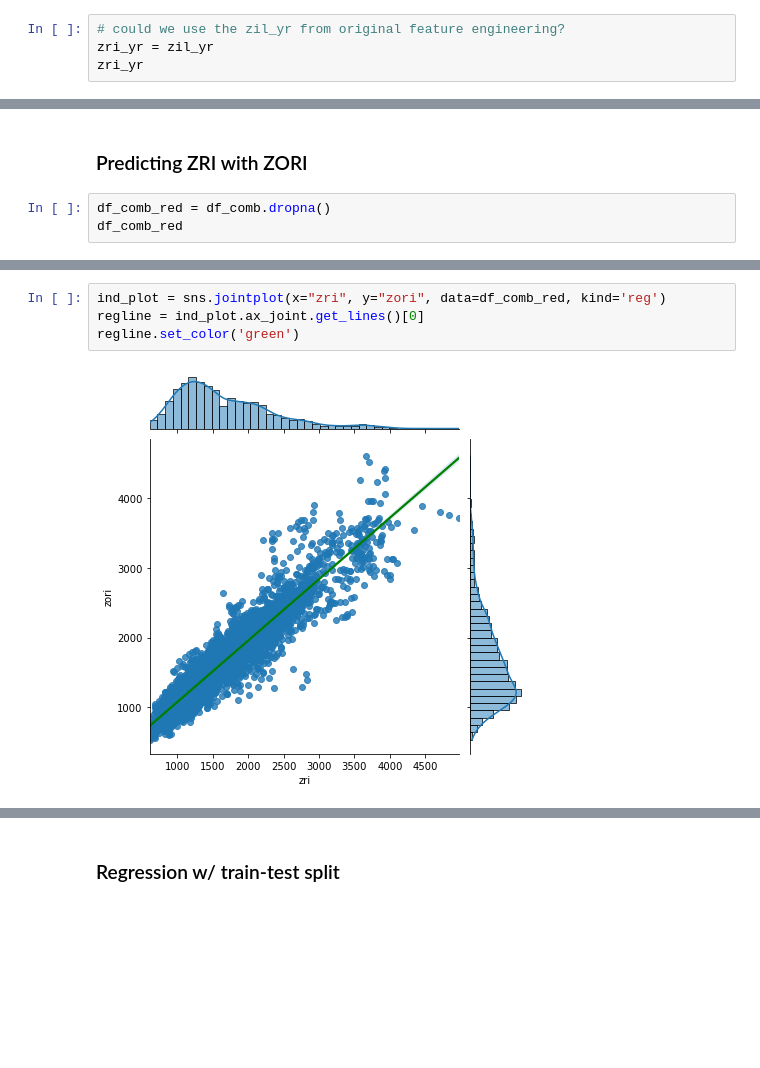
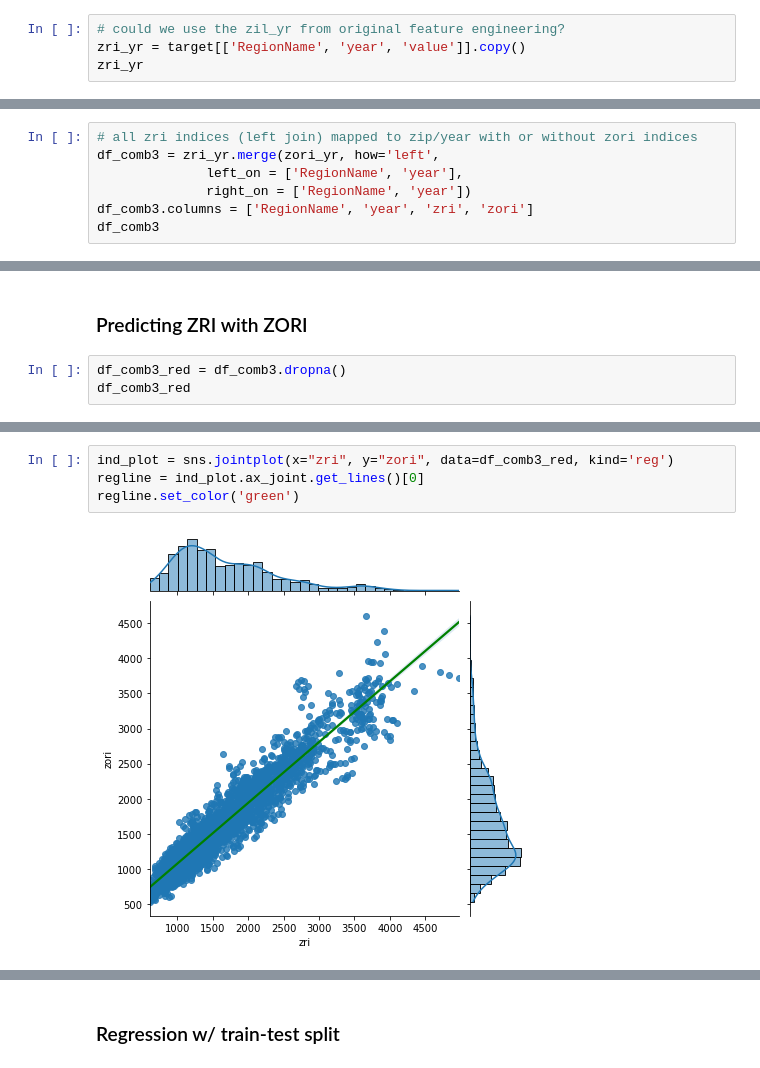
Before and after one commit to jonahsg/NYCDSA_Capstone, a Jupyter notebook: zri_zori_model.ipynb, the cells around one changed output, grey strips where cells are left out. Saved outputs shown, nothing was run; the diff lists cells and outputs as text; blank space fills up the shorter version.

Commit message:
Created target values and features for years without data

```diff
--- a/zri_zori_model.ipynb
+++ b/zri_zori_model.ipynb
@@ -20,6 +35,6 @@ from Feat_eng import (Y_train, X_train, Y_test, X_test,
 # %%
 # could we use the zil_yr from original feature engineering?
-zri_yr = zil_yr
+zri_yr = target[['RegionName', 'year', 'value']].copy()
 zri_yr
 # %% [output]
 |  | RegionName | year | value |
@@ -208,3 +231,10 @@ df_comb2
 | 23738 | 99654 | 2017 | NaN | 1322.083333 |
 | 23739 | 99654 | 2018 | NaN | 1327.166667 |
 23740 rows × 4 columns
+# %%
+# all zri indices (left join) mapped to zip/year with or without zori indices
+df_comb3 = zri_yr.merge(zori_yr, how='left',
+              left_on = ['RegionName', 'year'],
+              right_on = ['RegionName', 'year'])
+df_comb3.columns = ['RegionName', 'year', 'zri', 'zori']
+df_comb3
@@ -234,6 +286,6 @@ zori_reg_yr.RegionName.nunique()
 # %% [markdown]
 ### Predicting ZRI with ZORI
 # %%
-df_comb_red = df_comb.dropna()
-df_comb_red
+df_comb3_red = df_comb3.dropna()
+df_comb3_red
 # %% [output]
@@ -261,7 +313,7 @@ Text(0, 0.5, 'ZORI')
 # %%
-ind_plot = sns.jointplot(x="zri", y="zori", data=df_comb_red, kind='reg')
+ind_plot = sns.jointplot(x="zri", y="zori", data=df_comb3_red, kind='reg')
 regline = ind_plot.ax_joint.get_lines()[0]
 regline.set_color('green')
 # %% [output]
-[figure, old version]
+[figure, new version]
 # %%
```
Also changed, not shown: parts of 102 cells of this notebook.
